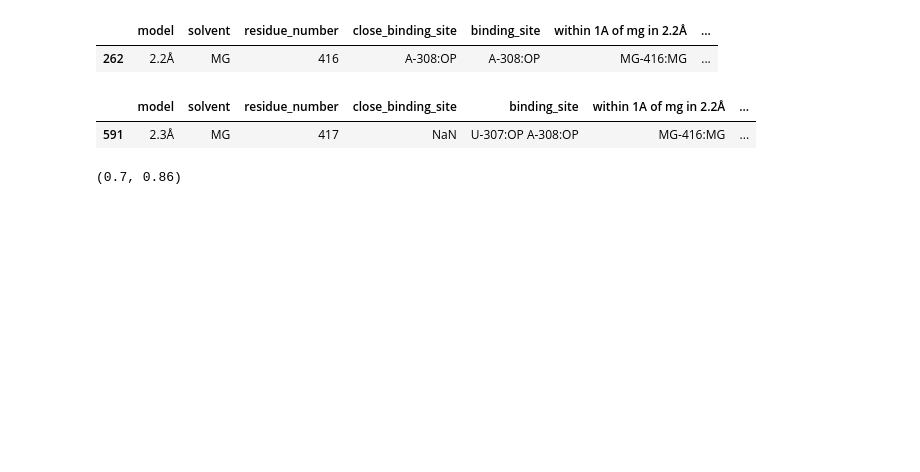
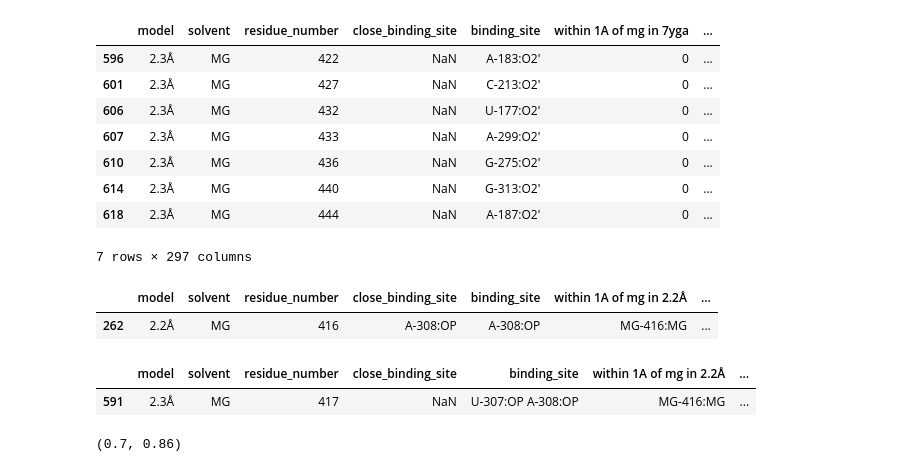
Before and after one commit to DasLab/Water-CryoEM-ribozyme, a Jupyter notebook: analysis/water_consensus/consensus_nonconsensus_compare.ipynb, the cells around one changed output. Saved outputs shown, nothing was run; the diff lists cells and outputs as text; code cells hidden in the pictures; blank space fills up the shorter version.

```diff
--- a/analysis/water_consensus/consensus_nonconsensus_compare.ipynb
+++ b/analysis/water_consensus/consensus_nonconsensus_compare.ipynb
@@ -191,3 +199,15 @@ The `scale` parameter has been renamed and will be removed in v0.15.0. Pass `den
+# %%
+df23mg[df23mg.binding_site.str.contains("O2'")]
+# %% [output]
+|  | model | solvent | residue_number | close_binding_site | binding_site | within 1A of mg in 7yga | ... |
+| 596 | 2.3Å | MG | 422 | NaN | A-183:O2' | 0 | ... |
+| 601 | 2.3Å | MG | 427 | NaN | C-213:O2' | 0 | ... |
+| 606 | 2.3Å | MG | 432 | NaN | U-177:O2' | 0 | ... |
+| 607 | 2.3Å | MG | 433 | NaN | A-299:O2' | 0 | ... |
+| 610 | 2.3Å | MG | 436 | NaN | G-275:O2' | 0 | ... |
+| 614 | 2.3Å | MG | 440 | NaN | G-313:O2' | 0 | ... |
+| 618 | 2.3Å | MG | 444 | NaN | A-187:O2' | 0 | ... |
+7 rows × 297 columns
 # %%
 
 cols = ['model',
```
Also changed, not shown: parts of 7 cells of this notebook, 5 other files.
